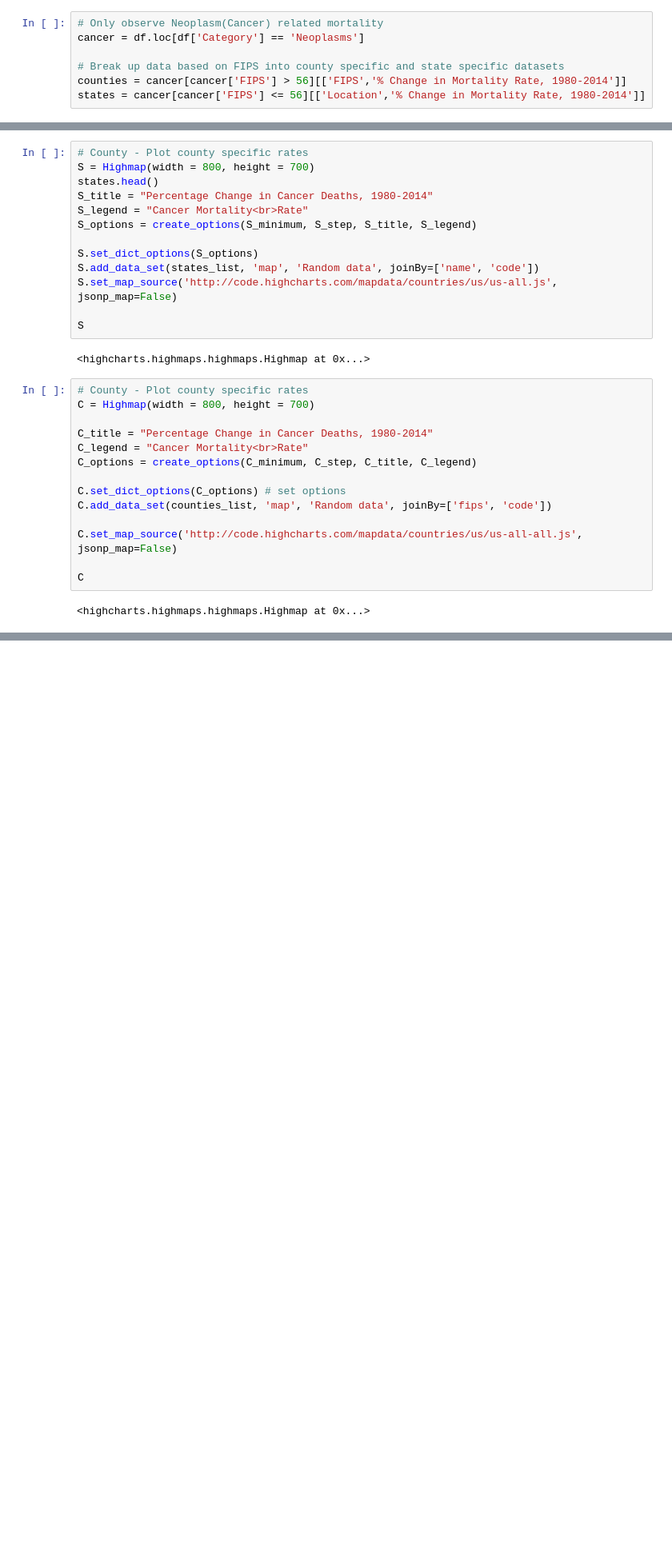
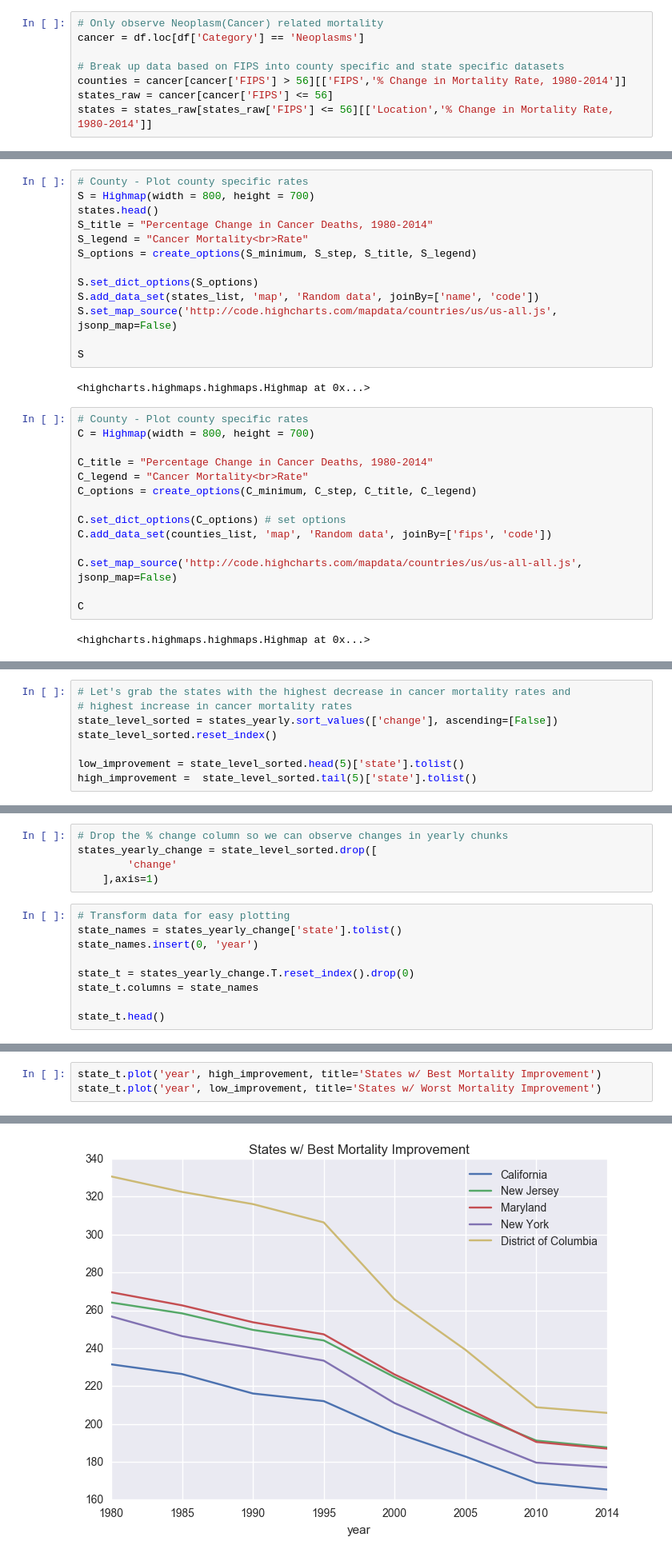
Before and after one commit to j-crowe/Cancer-Mortality-Visualization, a Jupyter notebook: mortality.ipynb, the cells around one changed output, grey strips where cells are left out. Shown: that part at 80% size. Saved outputs shown, nothing was run; the diff lists cells and outputs as text; blank space fills up the shorter version.

Commit message:
detailed dive into data

```diff
--- a/mortality.ipynb
+++ b/mortality.ipynb
@@ -14,7 +18,8 @@ cancer = df.loc[df['Category'] == 'Neoplasms']
 
 # Break up data based on FIPS into county specific and state specific datasets
 counties = cancer[cancer['FIPS'] > 56][['FIPS','% Change in Mortality Rate, 1980-2014']]
-states = cancer[cancer['FIPS'] <= 56][['Location','% Change in Mortality Rate, 1980-2014']]
+states_raw = cancer[cancer['FIPS'] <= 56]
+states = states_raw[states_raw['FIPS'] <= 56][['Location','% Change in Mortality Rate, 1980-2014']]
 # %%
 # Get minimum and step size to accurately display color information
 def get_step(data, num_steps=6):
@@ -150,0 +195,8 @@ C
+# %%
+# Let's grab the states with the highest decrease in cancer mortality rates and
+# highest increase in cancer mortality rates
+state_level_sorted = states_yearly.sort_values(['change'], ascending=[False])
+state_level_sorted.reset_index()
+
+low_improvement = state_level_sorted.head(5)['state'].tolist()
+high_improvement =  state_level_sorted.tail(5)['state'].tolist()
@@ -150,0 +226,14 @@ C
+# %%
+# Drop the % change column so we can observe changes in yearly chunks
+states_yearly_change = state_level_sorted.drop([
+        'change'
+    ],axis=1)
+# %%
+# Transform data for easy plotting
+state_names = states_yearly_change['state'].tolist()
+state_names.insert(0, 'year')
+
+state_t = states_yearly_change.T.reset_index().drop(0)
+state_t.columns = state_names
+
+state_t.head()
@@ -150,0 +248,4 @@ C
+# %%
+state_t.plot('year', high_improvement, title='States w/ Best Mortality Improvement')
+state_t.plot('year', low_improvement, title='States w/ Worst Mortality Improvement')
+# %% [output]
@@ -150,0 +253 @@ C
+[figure, added]
```
Also changed, not shown: parts of 9 cells of this notebook.
